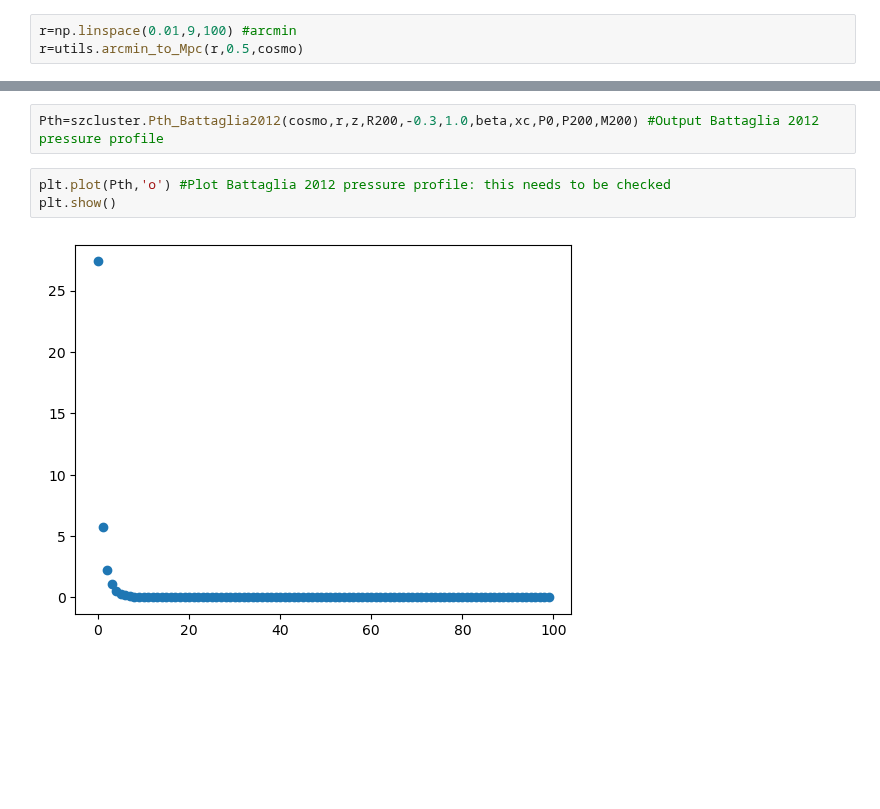
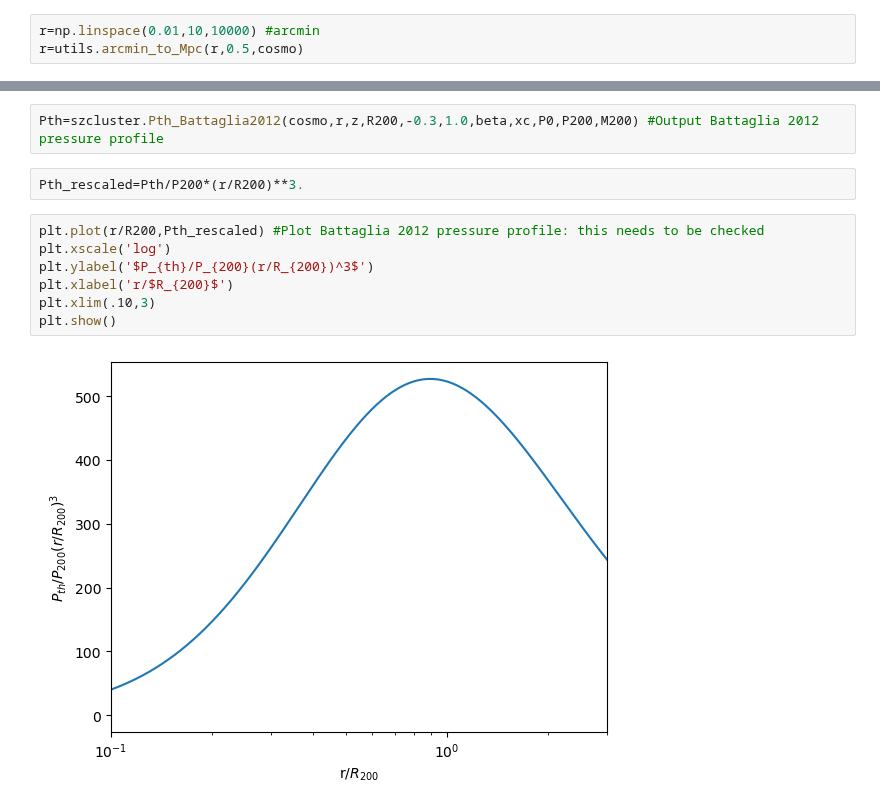
Before and after one commit to deepskies/DeepSZSim, a Jupyter notebook: run_sims.ipynb, the cells around one changed output, grey strips where cells are left out. Saved outputs shown, nothing was run; the diff lists cells and outputs as text; blank space fills up the shorter version.

```diff
--- a/run_sims.ipynb
+++ b/run_sims.ipynb
@@ -74,7 +74,7 @@ zdist=d[:,0]
 mdist=d[:,1]
 idlist=d[:,2]
 # %%
-r=np.linspace(0.01,9,100) #arcmin
+r=np.linspace(0.01,10,10000) #arcmin
 r=utils.arcmin_to_Mpc(r,0.5,cosmo)
 # %%
 z=0.5
@@ -89,8 +89,14 @@ xc=szcluster.param_Battaglia2012(0.497,-0.00865,0.731,M200,z)
 beta=szcluster.param_Battaglia2012(4.35,0.0393,0.415,M200,z)
 # %%
 Pth=szcluster.Pth_Battaglia2012(cosmo,r,z,R200,-0.3,1.0,beta,xc,P0,P200,M200) #Output Battaglia 2012 pressure profile
+# %%
+Pth_rescaled=Pth/P200*(r/R200)**3.
 # %%
-plt.plot(Pth,'o') #Plot Battaglia 2012 pressure profile: this needs to be checked
+plt.plot(r/R200,Pth_rescaled) #Plot Battaglia 2012 pressure profile: this needs to be checked
+plt.xscale('log')
+plt.ylabel('$P_{th}/P_{200}(r/R_{200})^3$')
+plt.xlabel('r/$R_{200}$')
+plt.xlim(.10,3)
 plt.show()
 # %% [output]
-[figure, old version]
+[figure, new version]
```
